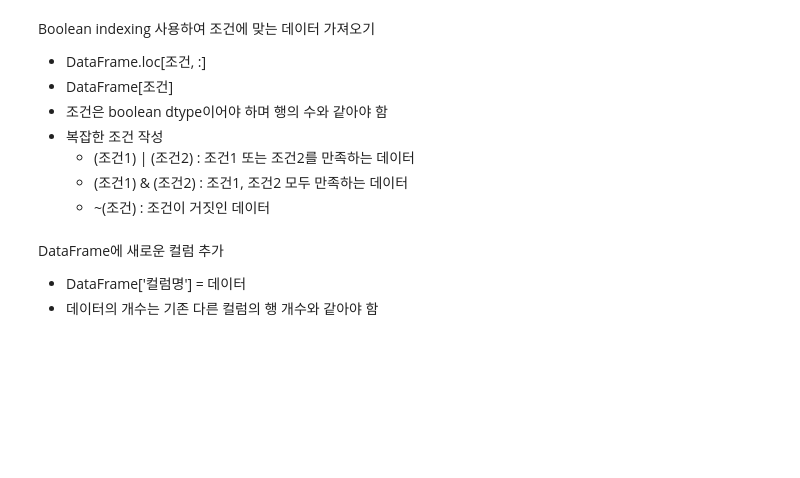
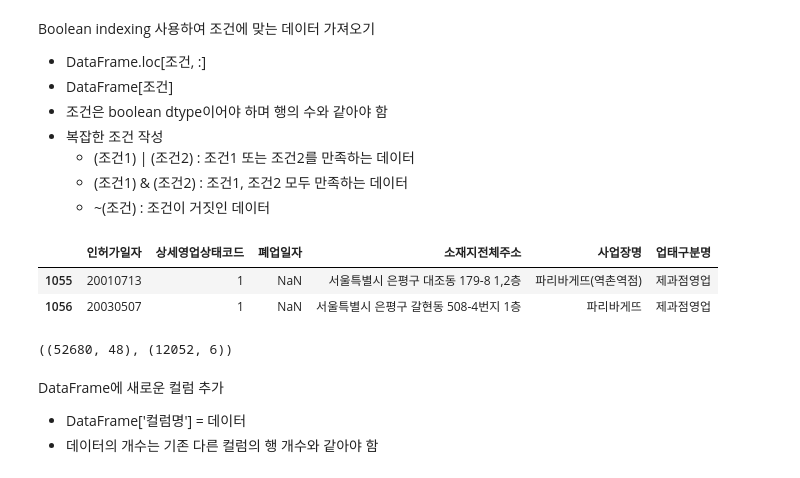
Before and after one commit to choiyun9yu/DataAnalysis, a Jupyter notebook: 빅분기 실기 자료/eduatoz/02. 판다스/[pandas_04]_제과점_서울_어디에_오픈할까_LAB.ipynb, the cells around one changed output. Cells and saved outputs as stored; diff of their text form; code cells hidden in the pictures; blank space fills up the shorter version.

```diff
--- a/빅분기 실기 자료/eduatoz/02. 판다스/[pandas_04]_제과점_서울_어디에_오픈할까_LAB.ipynb
+++ b/빅분기 실기 자료/eduatoz/02. 판다스/[pandas_04]_제과점_서울_어디에_오픈할까_LAB.ipynb
@@ -121,6 +182,8 @@ Name: 상세영업상태코드, dtype: int64
 # [4-7] df의 컬럼 중에
 # '인허가일자', '상세영업상태코드', '폐업일자', '소재지전체주소', '사업장명', '업태구분명'만 가져옵니다.
 # 이름을 bread로 정하고, 처음부터 3개 행을 출력해 봅니다.
+bread = df[['인허가일자', '상세영업상태코드', '폐업일자', '소재지전체주소', '사업장명', '업태구분명']]
+bread.head(3)
 # %% [output]
 |  | 인허가일자 | 상세영업상태코드 | 폐업일자 | 소재지전체주소 | 사업장명 | 업태구분명 |
 | 0 | 20130201 | 1 | NaN | 광주광역시 서구 치평동 1177-2번지 (106,107호) | 뚜레쥬르상무역점 | 제과점영업 |
@@ -150,3 +227,9 @@ Boolean indexing 사용하여 조건에 맞는 데이터 가져오기
 # %%
 # [4-9] bread에서 소재지전체주소의 처음이 '서울특별시'이면서,
 # '업태구분명'이 '제과점영업'인 것만 추출합니다.
+bread = bread[(bread['업태구분명']=='제과점영업') & (bread['소재지전체주소'].str.split(' ').str[0]=='서울특별시')]
+bread.head(2)
+# %% [output]
+|  | 인허가일자 | 상세영업상태코드 | 폐업일자 | 소재지전체주소 | 사업장명 | 업태구분명 |
+| 1055 | 20010713 | 1 | NaN | 서울특별시 은평구 대조동 179-8 1,2층 | 파리바게뜨(역촌역점) | 제과점영업 |
+| 1056 | 20030507 | 1 | NaN | 서울특별시 은평구 갈현동 508-4번지 1층 | 파리바게뜨 | 제과점영업 |
@@ -153,5 +242,8 @@ Boolean indexing 사용하여 조건에 맞는 데이터 가져오기
 # %%
 # [4-10] df, bread의 행/열 정보를 확인합니다.
+df.shape, bread.shape
+# %% [output]
+((52680, 48), (12052, 6))
 # %% [markdown]
 DataFrame에 새로운 컬럼 추가
 - DataFrame['컬럼명'] = 데이터
```
Also changed, not shown: parts of 12 cells of this notebook, 5 other files.
